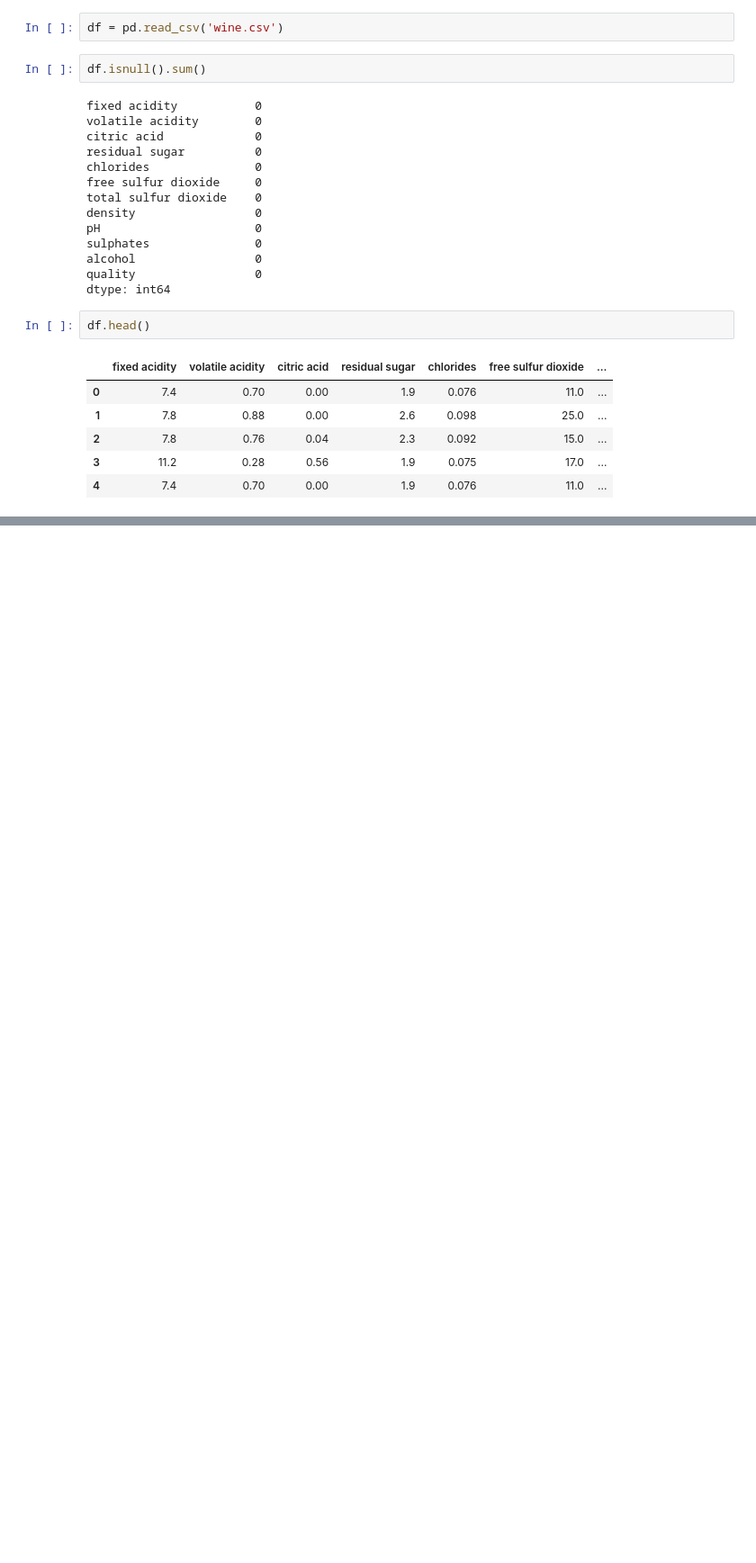
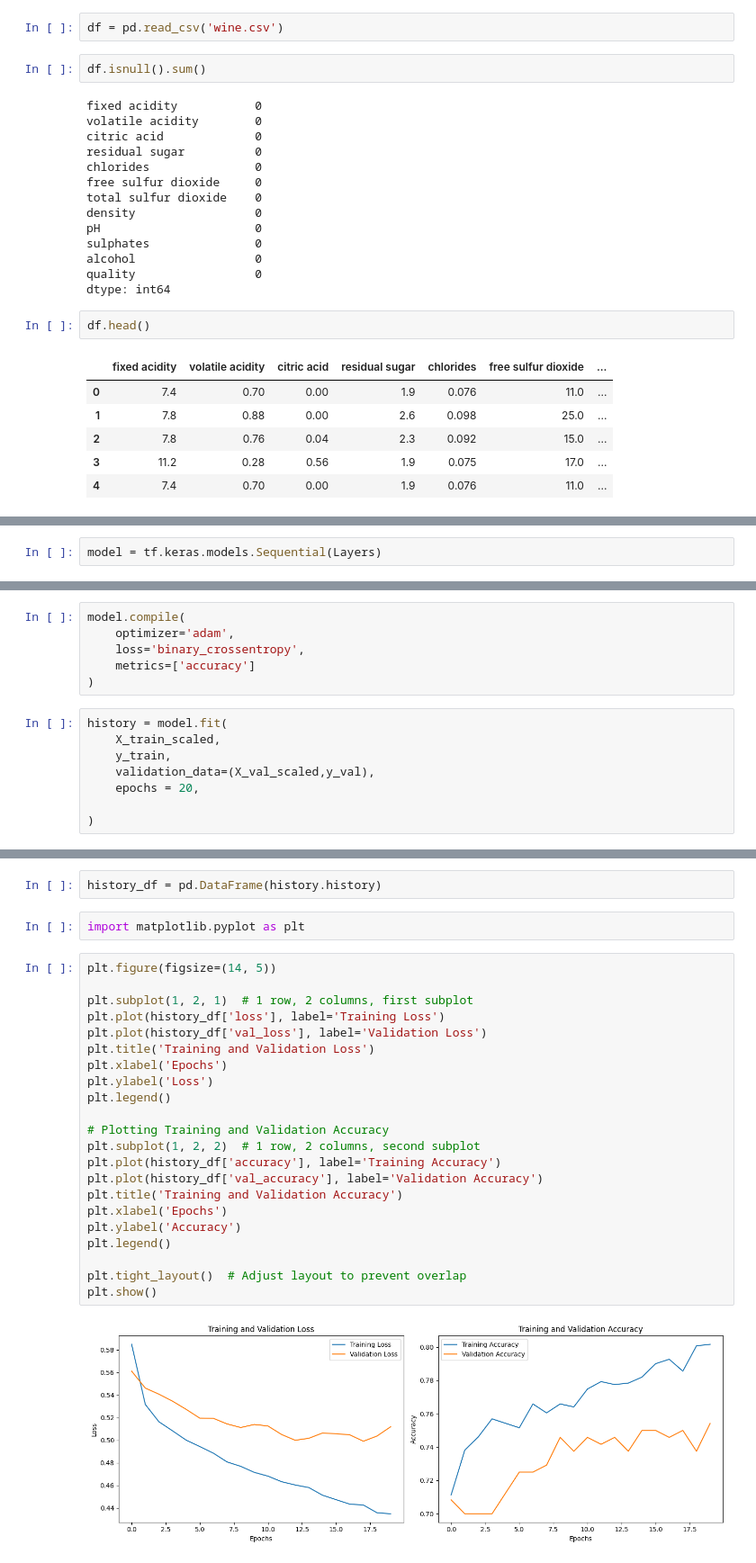
Before and after one commit to Dhanasty/neural_network, a Jupyter notebook: implementation.ipynb, the cells around one changed output, grey strips where cells are left out. Shown: that part at 90% size. Saved outputs shown, nothing was run; the diff lists cells and outputs as text; blank space fills up the shorter version.

```diff
--- a/implementation.ipynb
+++ b/implementation.ipynb
@@ -36,0 +68,2 @@ KeyError: "None of [Index([-1], dtype='int32')] are in the [columns]"
+# %%
+model = tf.keras.models.Sequential(Layers)
@@ -36,0 +86,14 @@ KeyError: "None of [Index([-1], dtype='int32')] are in the [columns]"
+# %%
+model.compile(
+    optimizer='adam',
+    loss='binary_crossentropy',
+    metrics=['accuracy']
+)
+# %%
+history = model.fit(
+    X_train_scaled,
+    y_train,
+    validation_data=(X_val_scaled,y_val),
+    epochs = 20,
+
+)
@@ -36,0 +118,28 @@ KeyError: "None of [Index([-1], dtype='int32')] are in the [columns]"
+# %%
+history_df = pd.DataFrame(history.history)
+# %%
+import matplotlib.pyplot as plt
+# %%
+plt.figure(figsize=(14, 5))
+
+plt.subplot(1, 2, 1)  # 1 row, 2 columns, first subplot
+plt.plot(history_df['loss'], label='Training Loss')
+plt.plot(history_df['val_loss'], label='Validation Loss')
+plt.title('Training and Validation Loss')
+plt.xlabel('Epochs')
+plt.ylabel('Loss')
+plt.legend()
+
+# Plotting Training and Validation Accuracy
+plt.subplot(1, 2, 2)  # 1 row, 2 columns, second subplot
+plt.plot(history_df['accuracy'], label='Training Accuracy')
+plt.plot(history_df['val_accuracy'], label='Validation Accuracy')
+plt.title('Training and Validation Accuracy')
+plt.xlabel('Epochs')
+plt.ylabel('Accuracy')
+plt.legend()
+
+plt.tight_layout()  # Adjust layout to prevent overlap
+plt.show()
+# %% [output]
+[figure, added]
```
Also changed, not shown: parts of 17 cells of this notebook, 1 other file.
